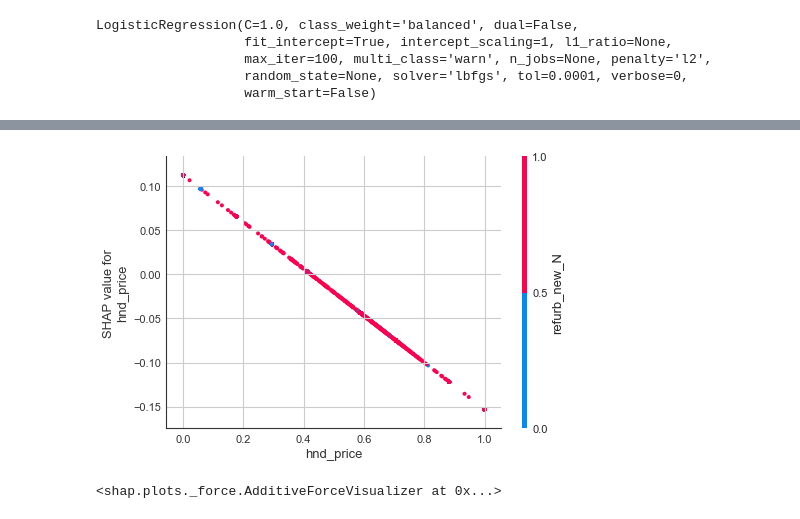
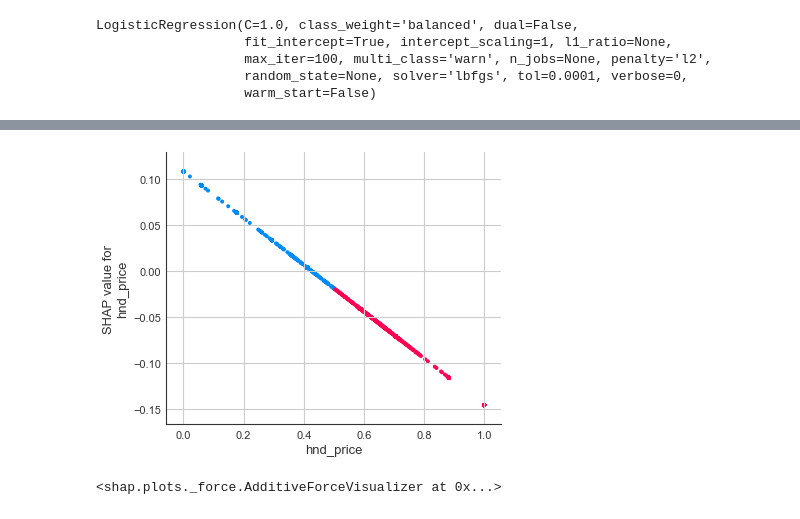
Before and after one commit to schilloji/iim_apds_churn_prjct, a Jupyter notebook: model_build.ipynb, the cells around one changed output, grey strips where cells are left out. Saved outputs shown, nothing was run; the diff lists cells and outputs as text; code cells hidden in the pictures.

```diff
--- a/model_build.ipynb
+++ b/model_build.ipynb
@@ -255,7 +258,8 @@ shap.dependence_plot("eqpdays", logreg_shap, X_train,feature_names=X_Fe_train.co
 # %%
-shap.dependence_plot("hnd_price", logreg_shap, X_train,feature_names=X_Fe_train.columns)
+#shap.dependence_plot("hnd_price", logreg_shap, X_train,feature_names=X_Fe_train.columns)
+shap.dependence_plot('hnd_price',interaction_index='hnd_price',shap_values=logreg_shap,features=X_train,feature_names=X_Fe_train.columns)
 # %% [output]
-[figure, old version]
+[figure, new version]
 # %%
 #shap.force_plot(explainer.expected_value, logreg_shap[0,:], X_train.iloc[0,:])
 
```
Also changed, not shown: parts of 22 cells of this notebook, 2 other files.
